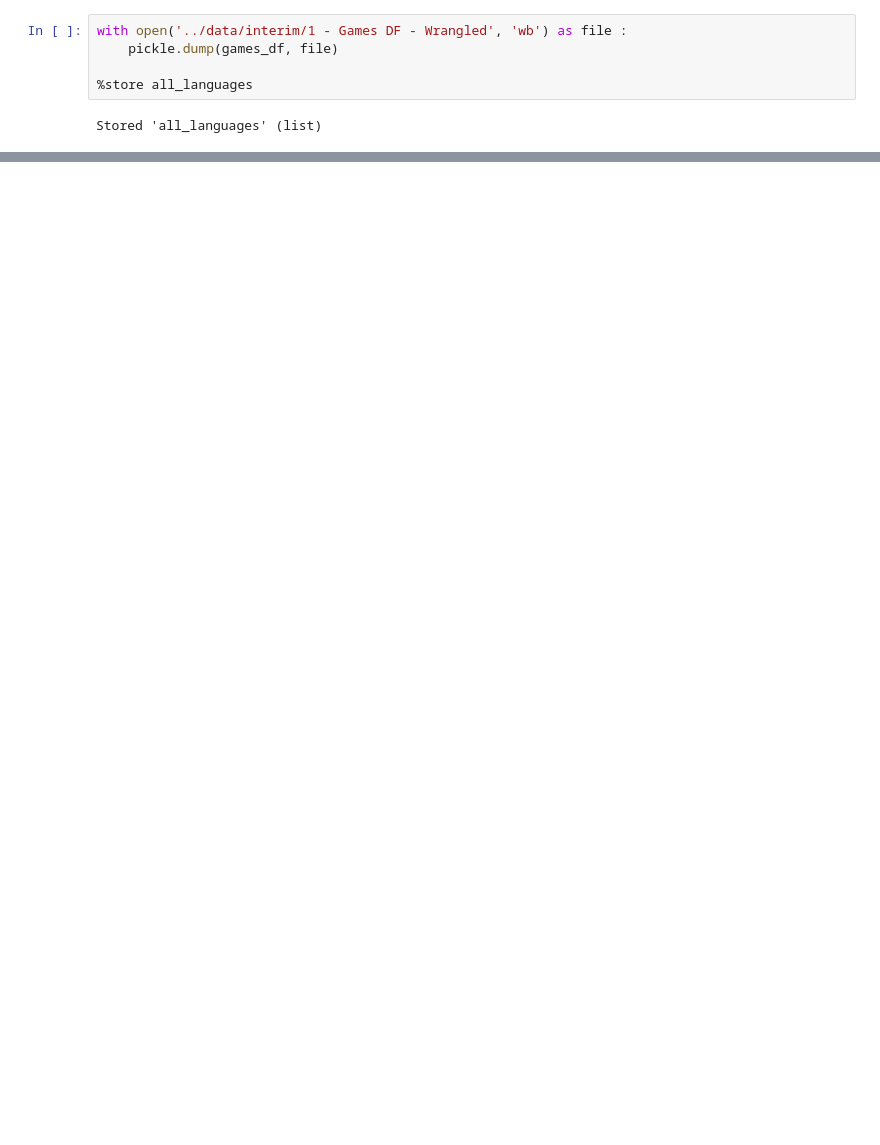
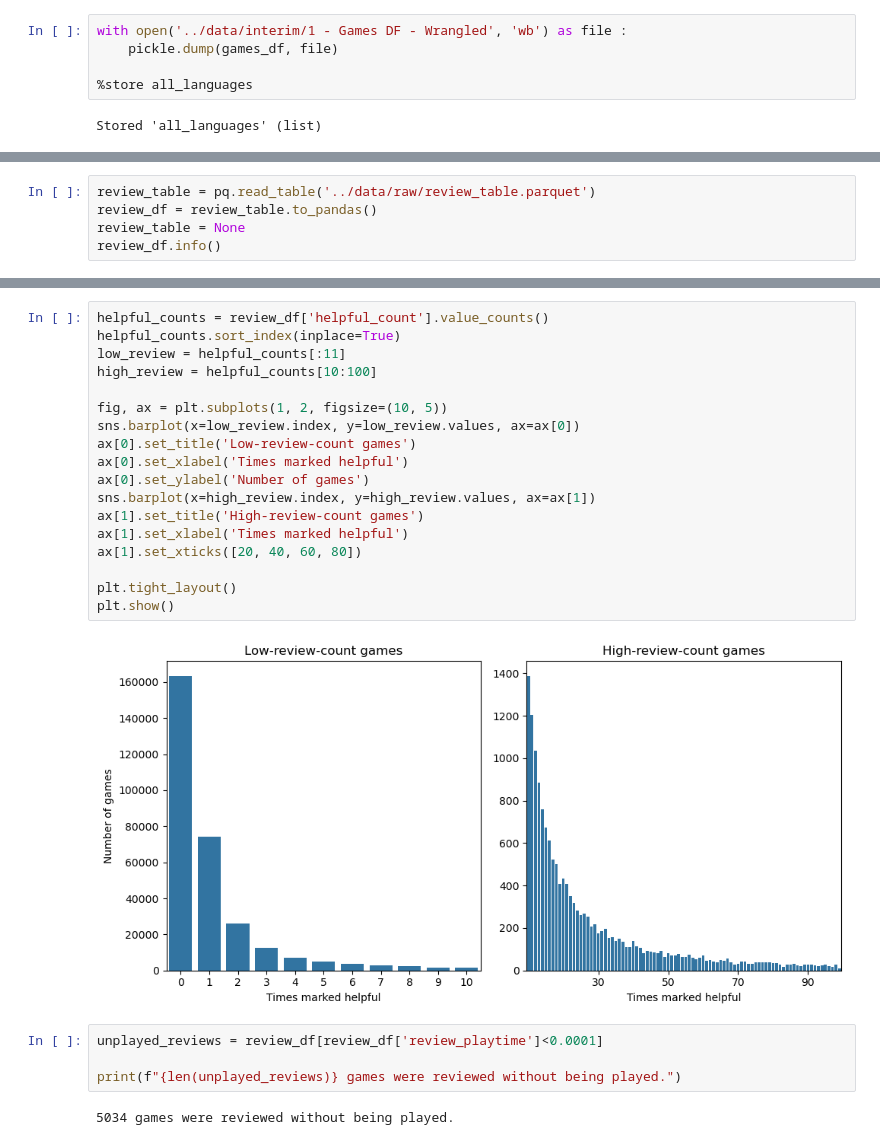
Before and after one commit to joshtod/Springboard, a Jupyter notebook: game_loc_prioritizer/notebooks/1.1-jod-data-wrangling_and_EDA.ipynb, the cells around one changed output, grey strips where cells are left out. Drawn from its saved outputs; the diff is of its cells as text; blank space fills up the shorter version.

```diff
--- a/game_loc_prioritizer/notebooks/1.1-jod-data-wrangling_and_EDA.ipynb
+++ b/game_loc_prioritizer/notebooks/1.1-jod-data-wrangling_and_EDA.ipynb
@@ -790,0 +467,5 @@ Stored 'all_languages' (list)
+# %%
+review_table = pq.read_table('../data/raw/review_table.parquet')
+review_df = review_table.to_pandas()
+review_table = None
+review_df.info()
@@ -790,0 +513,26 @@ Stored 'all_languages' (list)
+# %%
+helpful_counts = review_df['helpful_count'].value_counts()
+helpful_counts.sort_index(inplace=True)
+low_review = helpful_counts[:11]
+high_review = helpful_counts[10:100]
+
+fig, ax = plt.subplots(1, 2, figsize=(10, 5))
+sns.barplot(x=low_review.index, y=low_review.values, ax=ax[0])
+ax[0].set_title('Low-review-count games')
+ax[0].set_xlabel('Times marked helpful')
+ax[0].set_ylabel('Number of games')
+sns.barplot(x=high_review.index, y=high_review.values, ax=ax[1])
+ax[1].set_title('High-review-count games')
+ax[1].set_xlabel('Times marked helpful')
+ax[1].set_xticks([20, 40, 60, 80])
+
+plt.tight_layout()
+plt.show()
+# %% [output]
+[figure, added]
+# %%
+unplayed_reviews = review_df[review_df['review_playtime']<0.0001]
+
+print(f"{len(unplayed_reviews)} games were reviewed without being played.")
+# %% [output]
+5034 games were reviewed without being played.
```
Also changed, not shown: parts of 48 cells of this notebook, 10 other files.
